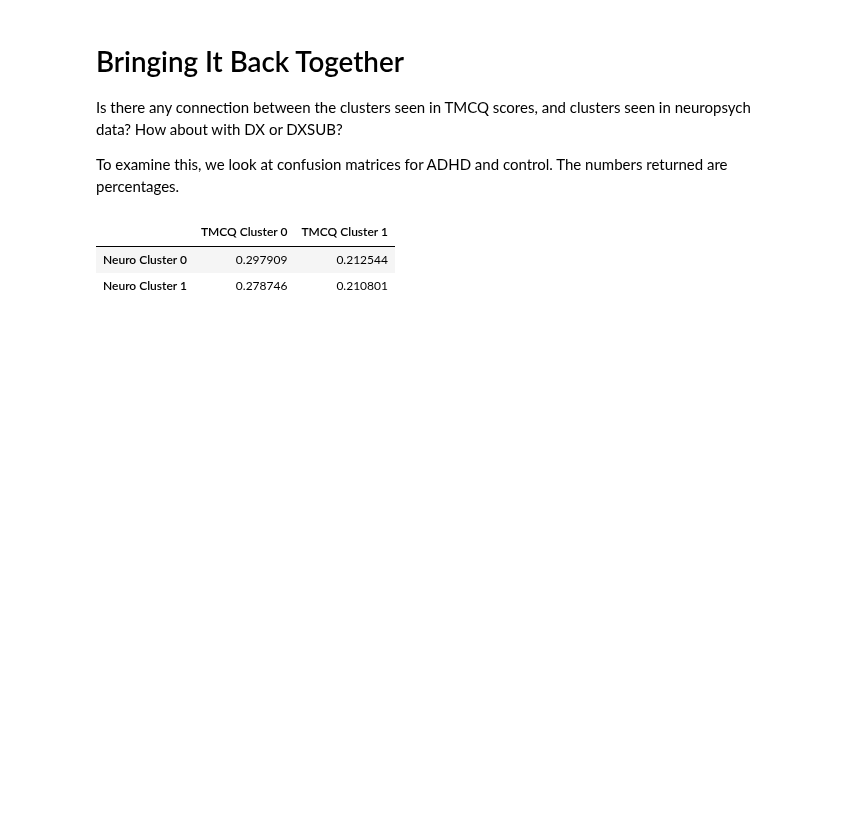
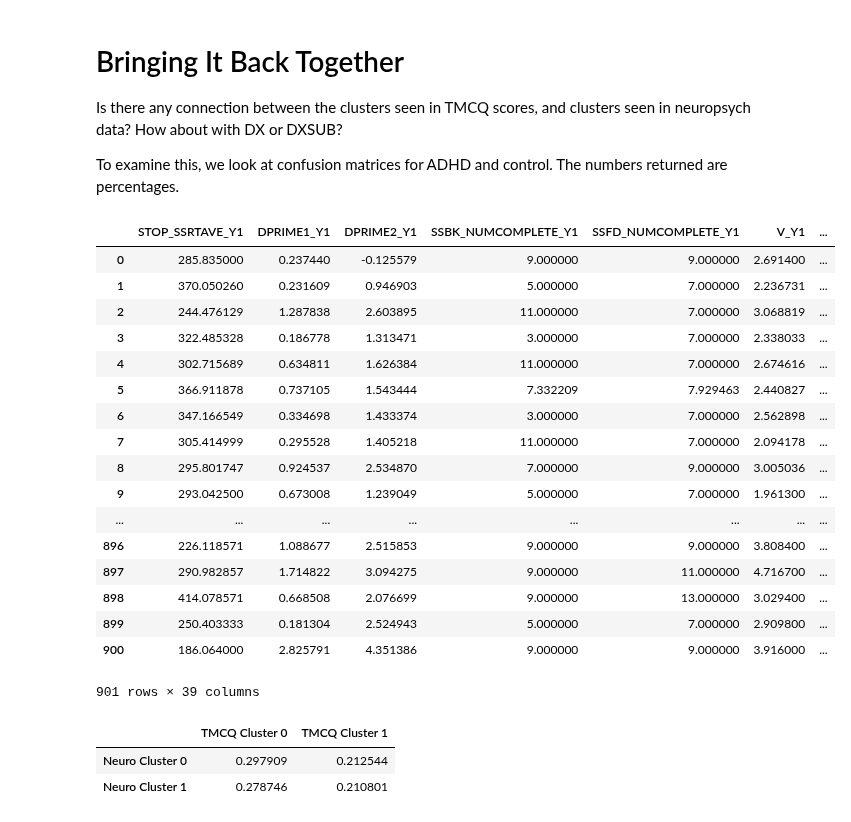
Before and after one commit to cjsmith015/Machine_Learning_and_ADHD, a Jupyter notebook: Unsupervised Learning.ipynb, the cells around one changed output. Cells and saved outputs as stored; diff of their text form; code cells hidden in the pictures; blank space fills up the shorter version.

```diff
--- a/Unsupervised Learning.ipynb
+++ b/Unsupervised Learning.ipynb
@@ -202,3 +204,24 @@ To examine this, we look at confusion matrices for ADHD and control. The numbers
 data = pd.read_csv('data/full_data.csv')
 km = KMeans(n_clusters=2, n_jobs=-1, random_state=56)
 cluster_data = combine_datasets(data, km)
+# %%
+cluster_data
+# %% [output]
+|  | STOP_SSRTAVE_Y1 | DPRIME1_Y1 | DPRIME2_Y1 | SSBK_NUMCOMPLETE_Y1 | SSFD_NUMCOMPLETE_Y1 | V_Y1 | ... |
+| 0 | 285.835000 | 0.237440 | -0.125579 | 9.000000 | 9.000000 | 2.691400 | ... |
+| 1 | 370.050260 | 0.231609 | 0.946903 | 5.000000 | 7.000000 | 2.236731 | ... |
+| 2 | 244.476129 | 1.287838 | 2.603895 | 11.000000 | 7.000000 | 3.068819 | ... |
+| 3 | 322.485328 | 0.186778 | 1.313471 | 3.000000 | 7.000000 | 2.338033 | ... |
+| 4 | 302.715689 | 0.634811 | 1.626384 | 11.000000 | 7.000000 | 2.674616 | ... |
+| 5 | 366.911878 | 0.737105 | 1.543444 | 7.332209 | 7.929463 | 2.440827 | ... |
+| 6 | 347.166549 | 0.334698 | 1.433374 | 3.000000 | 7.000000 | 2.562898 | ... |
+| 7 | 305.414999 | 0.295528 | 1.405218 | 11.000000 | 7.000000 | 2.094178 | ... |
+| 8 | 295.801747 | 0.924537 | 2.534870 | 7.000000 | 9.000000 | 3.005036 | ... |
+| 9 | 293.042500 | 0.673008 | 1.239049 | 5.000000 | 7.000000 | 1.961300 | ... |
+| ... | ... | ... | ... | ... | ... | ... | ... |
+| 896 | 226.118571 | 1.088677 | 2.515853 | 9.000000 | 9.000000 | 3.808400 | ... |
+| 897 | 290.982857 | 1.714822 | 3.094275 | 9.000000 | 11.000000 | 4.716700 | ... |
+| 898 | 414.078571 | 0.668508 | 2.076699 | 9.000000 | 13.000000 | 3.029400 | ... |
+| 899 | 250.403333 | 0.181304 | 2.524943 | 5.000000 | 7.000000 | 2.909800 | ... |
+| 900 | 186.064000 | 2.825791 | 4.351386 | 9.000000 | 9.000000 | 3.916000 | ... |
+901 rows × 39 columns
```
Also changed, not shown: parts of 3 cells of this notebook, 1 other file.
